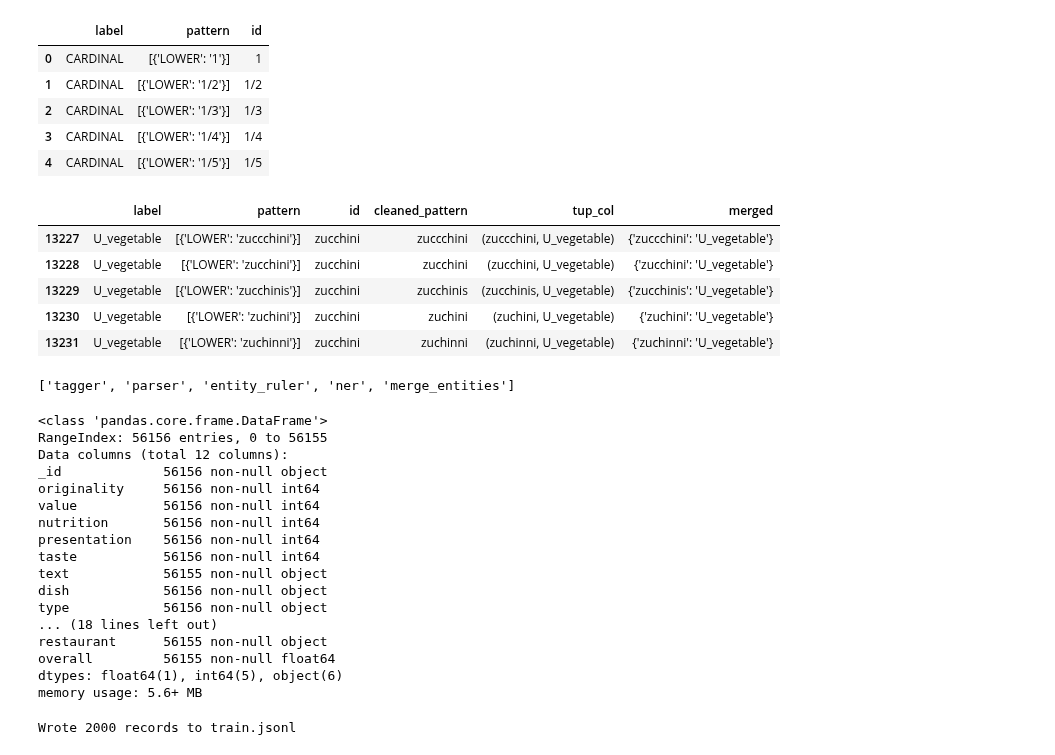
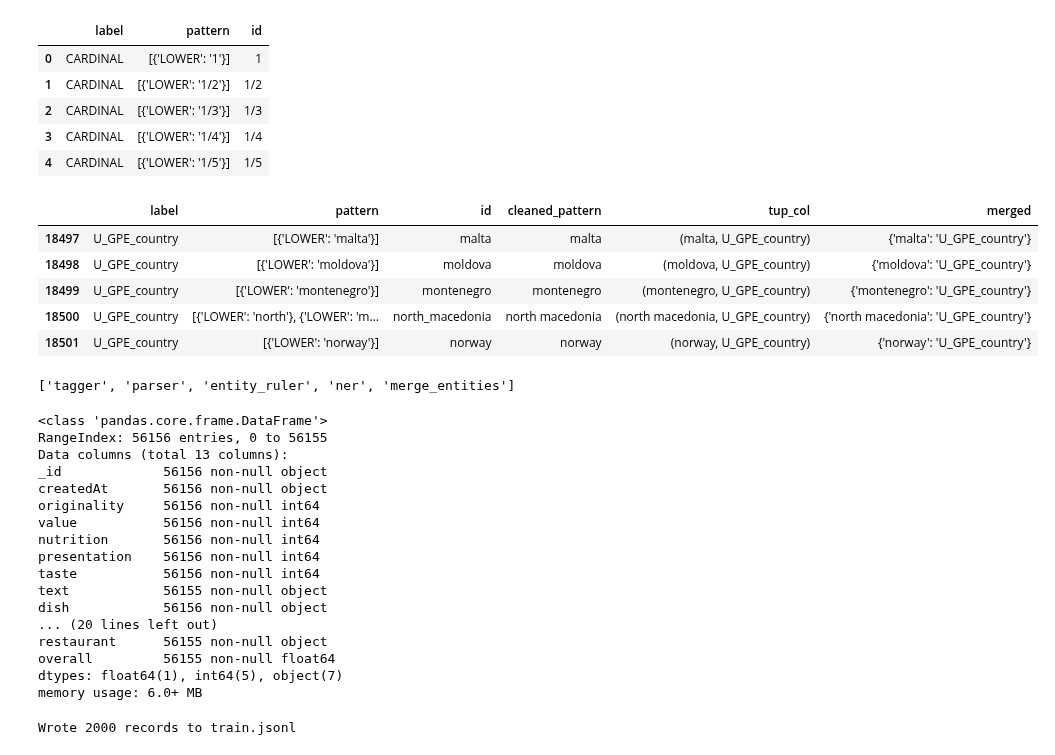
Before and after one commit to ravi-gopalan/DAND_Data_Wrangling, a Jupyter notebook: post_training_processing.ipynb, the cells around one changed output. Drawn from its saved outputs; the diff is of its cells as text; code cells hidden in the pictures.

```diff
--- a/post_training_processing.ipynb
+++ b/post_training_processing.ipynb
@@ -182,20 +184,20 @@ df_pattern.head()
 | 3 | CARDINAL | [{'LOWER': '1/4'}] | 1/4 |
 | 4 | CARDINAL | [{'LOWER': '1/5'}] | 1/5 |
 # %%
-df_pattern = pd.read_json('patterns.jsonl',lines=True)
+df_pattern = pd.read_json('patterns_2020_01_26.jsonl',lines=True)
 df_pattern['cleaned_pattern'] = df_pattern.pattern.apply(lambda x: cleanse_text(x))
 df_pattern['label'] = 'U_' + df_pattern.label.astype(str)
 df_pattern['tup_col'] = list(zip(df_pattern.cleaned_pattern, df_pattern.label))
 df_pattern['merged'] = df_pattern.apply(lambda row: {row['cleaned_pattern']:row['label']}, axis=1)
 df_pattern.head()
 df_pattern.tail()
 # %% [output]
 |  | label | pattern | id | cleaned_pattern | tup_col | merged |
-| 13227 | U_vegetable | [{'LOWER': 'zuccchini'}] | zucchini | zuccchini | (zuccchini, U_vegetable) | {'zuccchini': 'U_vegetable'} |
-| 13228 | U_vegetable | [{'LOWER': 'zucchini'}] | zucchini | zucchini | (zucchini, U_vegetable) | {'zucchini': 'U_vegetable'} |
-| 13229 | U_vegetable | [{'LOWER': 'zucchinis'}] | zucchini | zucchinis | (zucchinis, U_vegetable) | {'zucchinis': 'U_vegetable'} |
-| 13230 | U_vegetable | [{'LOWER': 'zuchini'}] | zucchini | zuchini | (zuchini, U_vegetable) | {'zuchini': 'U_vegetable'} |
-| 13231 | U_vegetable | [{'LOWER': 'zuchinni'}] | zucchini | zuchinni | (zuchinni, U_vegetable) | {'zuchinni': 'U_vegetable'} |
+| 18497 | U_GPE_country | [{'LOWER': 'malta'}] | malta | malta | (malta, U_GPE_country) | {'malta': 'U_GPE_country'} |
+| 18498 | U_GPE_country | [{'LOWER': 'moldova'}] | moldova | moldova | (moldova, U_GPE_country) | {'moldova': 'U_GPE_country'} |
+| 18499 | U_GPE_country | [{'LOWER': 'montenegro'}] | montenegro | montenegro | (montenegro, U_GPE_country) | {'montenegro': 'U_GPE_country'} |
+| 18500 | U_GPE_country | [{'LOWER': 'north'}, {'LOWER': 'm... | north_macedonia | north macedonia | (north macedonia, U_GPE_country) | {'north macedonia': 'U_GPE_country'} |
+| 18501 | U_GPE_country | [{'LOWER': 'norway'}] | norway | norway | (norway, U_GPE_country) | {'norway': 'U_GPE_country'} |
 # %%
 ent_list = df_pattern.tup_col.to_list()
 # %%
@@ -209,7 +211,7 @@ nlp.pipe_names
 # %% [output]
 ['tagger', 'parser', 'entity_ruler', 'ner', 'merge_entities']
 # %%
-reviews = pd.read_csv('reviews_text.csv',usecols=['_id', 'text','overall','originality','value','nutrition','presentation','taste','dish','type','user','restaurant'])
+reviews = pd.read_csv('reviews_text.csv',usecols=['_id', 'createdAt','text','overall','originality','value','nutrition','presentation','taste','dish','type','user','restaurant'])
 reviews.info()
 
 reviews.dropna(inplace=True)
@@ -221,8 +223,9 @@ test_reviews = reviews[20000:40000]
 # %% [output]
 <class 'pandas.core.frame.DataFrame'>
 RangeIndex: 56156 entries, 0 to 56155
-Data columns (total 12 columns):
+Data columns (total 13 columns):
 _id             56156 non-null object
+createdAt       56156 non-null object
 originality     56156 non-null int64
 value           56156 non-null int64
 nutrition       56156 non-null int64
@@ -230,12 +233,11 @@ presentation    56156 non-null int64
 taste           56156 non-null int64
 text            56155 non-null object
 dish            56156 non-null object
-type            56156 non-null object
-... (18 lines left out)
+... (20 lines left out)
 restaurant      56155 non-null object
 overall         56155 non-null float64
-dtypes: float64(1), int64(5), object(6)
-memory usage: 5.6+ MB
+dtypes: float64(1), int64(5), object(7)
+memory usage: 6.0+ MB
 # %%
 train_gen = (rev for rev in train_reviews['text'])
 to_train_ents = []
```
Also changed, not shown: parts of 29 cells of this notebook.
